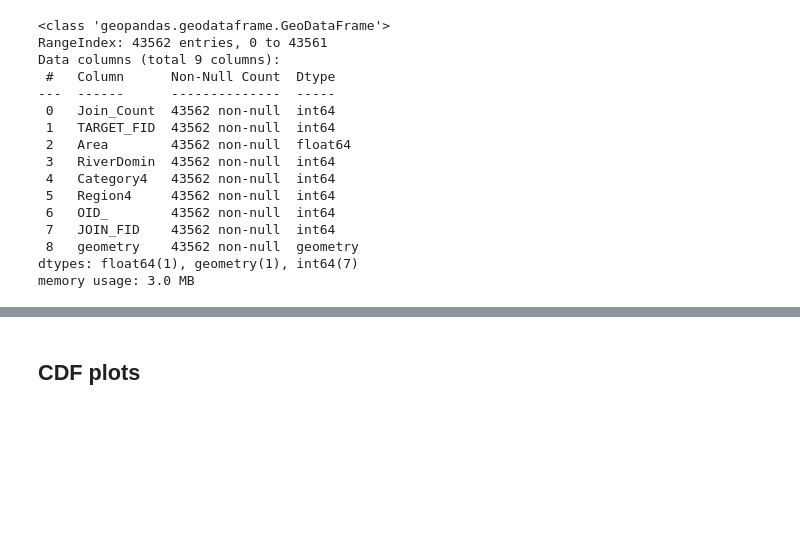
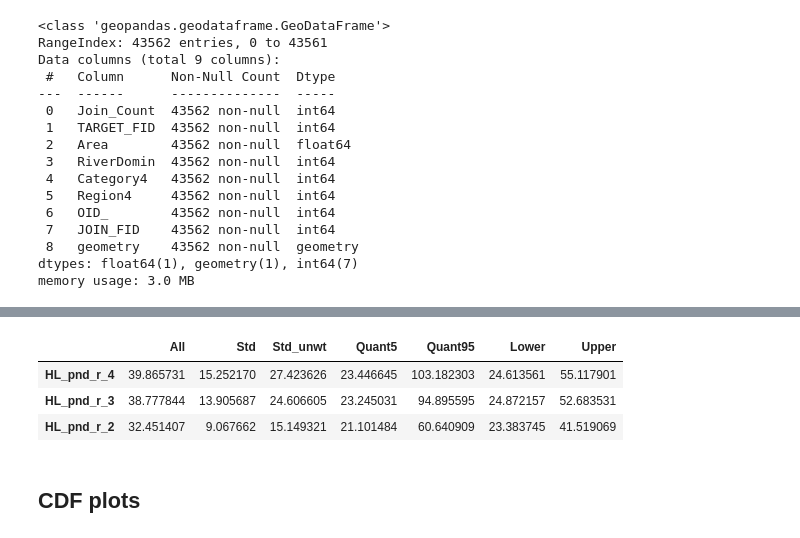
Before and after one commit to ekcomputer/lake-area, a Jupyter notebook: LSD_scale_comparison.ipynb, the cells around one changed output, grey strips where cells are left out. Drawn from its saved outputs; the diff is of its cells as text; code cells hidden in the pictures; blank space fills up the shorter version.

```diff
--- a/LSD_scale_comparison.ipynb
+++ b/LSD_scale_comparison.ipynb
@@ -215,3 +236,27 @@ Median pond fraction for CIR: 6.8164765870156145
+# %%
+## Lookup table with ratios for extrapolation
+# ratio_table = {
+#     'HL_pnd_r_4': df_cir_rec.loc[ 'All', 'HL_pnd_r_4'],
+#     'HL_pnd_r_3': df_cir_rec.loc[ 'All', 'HL_pnd_r_3'],
+#     'HL_pnd_r_2': df_cir_rec.loc[ 'All', 'HL_pnd_r_2']
+#     }
+ratio_cols = ['HL_pnd_r_4', 'HL_pnd_r_3', 'HL_pnd_r_2']
+ratio_table = pd.DataFrame({
+    'All': df_cir_rec.loc['All', 'HL_pnd_r_4':'HL_pnd_r_2'],
+    'Std': weightedStd(df_cir_rec.drop(index='All')[ratio_cols], df_cir_rec.drop(index='All')['Lake_area']), # [:, 'HL_pnd_r_4':'HL_pnd_r_2']
+    'Std_unwt': df_cir_rec.drop(index='All')[ratio_cols].std(), # unweighted std dev (dont use)
+    'Quant5': df_cir_rec.drop(index='All')[ratio_cols].quantile(0.05),
+    'Quant95': df_cir_rec.drop(index='All')[ratio_cols].quantile(0.95)})
+
+## Pre-add/subt to get upper and lower values based on std, for simplicity and thrift later on
+ratio_table['Lower'] = ratio_table.All - ratio_table.Std
+ratio_table['Upper'] = ratio_table.All + ratio_table.Std
+ratio_table
+# %% [output]
+|  | All | Std | Std_unwt | Quant5 | Quant95 | Lower | Upper |
+| HL_pnd_r_4 | 39.865731 | 15.252170 | 27.423626 | 23.446645 | 103.182303 | 24.613561 | 55.117901 |
+| HL_pnd_r_3 | 38.777844 | 13.905687 | 24.606605 | 23.245031 | 94.895595 | 24.872157 | 52.683531 |
+| HL_pnd_r_2 | 32.451407 | 9.067662 | 15.149321 | 21.101484 | 60.640909 | 23.383745 | 41.519069 |
 # %% [markdown]
 ## CDF plots
 # %% [markdown]
```
Also changed, not shown: parts of 9 cells of this notebook.
